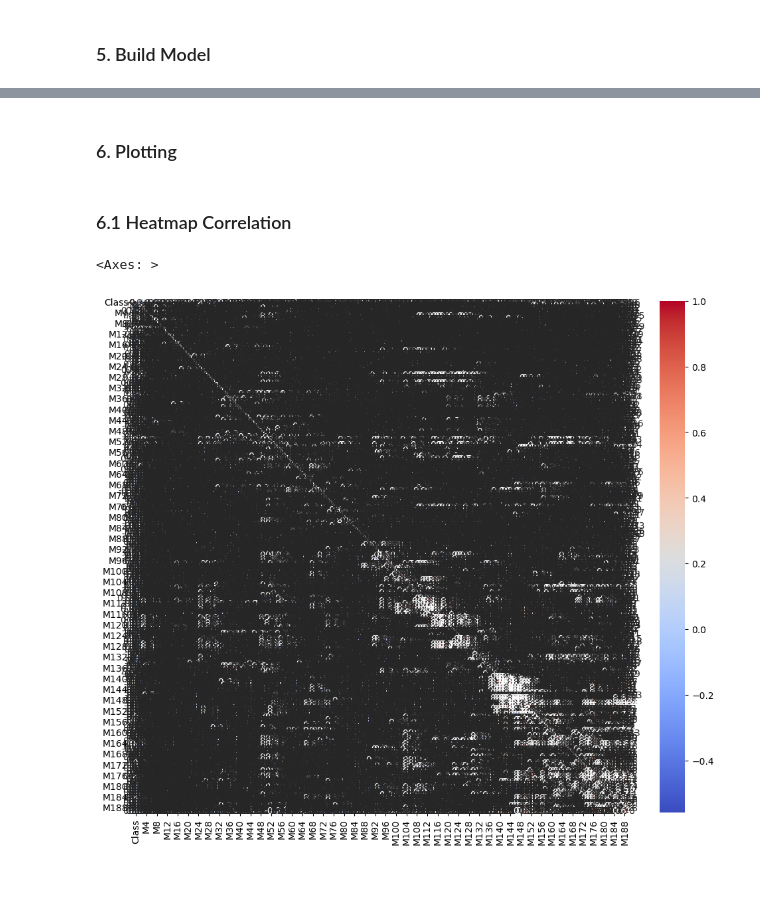
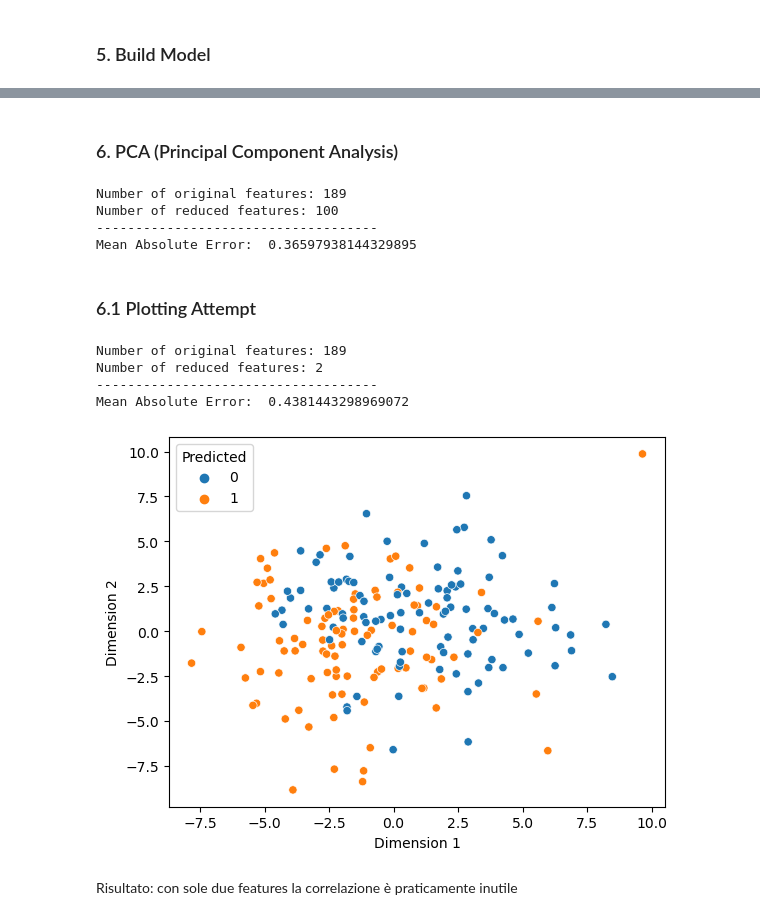
Before and after one commit to Nova-J5/Thesis-ML, a Jupyter notebook: notebooks/pca/mtbls90_rf_pca.ipynb, the cells around one changed output, grey strips where cells are left out. Drawn from its saved outputs; the diff is of its cells as text; code cells hidden in the pictures; blank space fills up the shorter version.

```diff
--- a/notebooks/pca/mtbls90_rf_pca.ipynb
+++ b/notebooks/pca/mtbls90_rf_pca.ipynb
@@ -73,12 +68,51 @@ print(best_features)
+# %% [markdown]
+### 6. PCA (Principal Component Analysis)
+# %%
+pca = PCA(n_components=0.98)
+X_reduced = pca.fit_transform(X)
+print("Number of original features: " + str(X.shape[1]))
+print("Number of reduced features: " + str(X_reduced.shape[1]))
+
+print("------------------------------------")
+X_train, X_test, y_train, y_test = train_test_split(X_reduced, y, test_size=0.2, random_state=84)
+
+model.fit(X_train, y_train)
+y_pred = model.predict(X_test)
+mae = mean_absolute_error(y_test, y_pred)
+print('Mean Absolute Error: ', mae)
+# %% [output]
+Number of original features: 189
+Number of reduced features: 100
+------------------------------------
+Mean Absolute Error:  0.36597938144329895
 # %% [markdown]
-### 6. Plotting
+### 6.1 Plotting Attempt
-# %% [markdown]
-### 6.1 Heatmap Correlation
-# %%
-df2 = df.drop(columns=['SampleID', 'Sex'])
-correlation_matrix = df2.corr()
-plt.figure(figsize=(12, 10))
-sns.heatmap(correlation_matrix, annot=True, cmap="coolwarm")
-# %% [output]
-<Axes: >
-[figure, removed]
+# %%
+pca_2D = PCA(n_components = 2)
+X_reduced_2D = pca_2D.fit_transform(X)
+print("Number of original features: " + str(X.shape[1]))
+print("Number of reduced features: " + str(X_reduced_2D.shape[1]))
+
+print("------------------------------------")
+X_train, X_test, y_train, y_test = train_test_split(X_reduced_2D, y, test_size=0.2, random_state=126)
+
+model.fit(X_train, y_train)
+y_pred = model.predict(X_test)
+mae = mean_absolute_error(y_test, y_pred)
+print('Mean Absolute Error: ', mae)
+
+# Crea un DataFrame dai dati di test e dalle previsioni
+result_df = pd.DataFrame({'Dimension 1': X_test[:, 0], 'Dimension 2': X_test[:, 1], 'Predicted': y_pred})
+
+# Plottaiamo i dati utilizzando Seaborn
+sns.scatterplot(data=result_df, x='Dimension 1', y='Dimension 2', hue='Predicted')
+
+plt.show()
+# %% [output]
+Number of original features: 189
+Number of reduced features: 2
+------------------------------------
+Mean Absolute Error:  0.4381443298969072
+[figure, added]
+# %% [markdown]
+Risultato: con sole due features la correlazione è praticamente inutile
```
Also changed, not shown: parts of 9 cells of this notebook, 15 other files.
